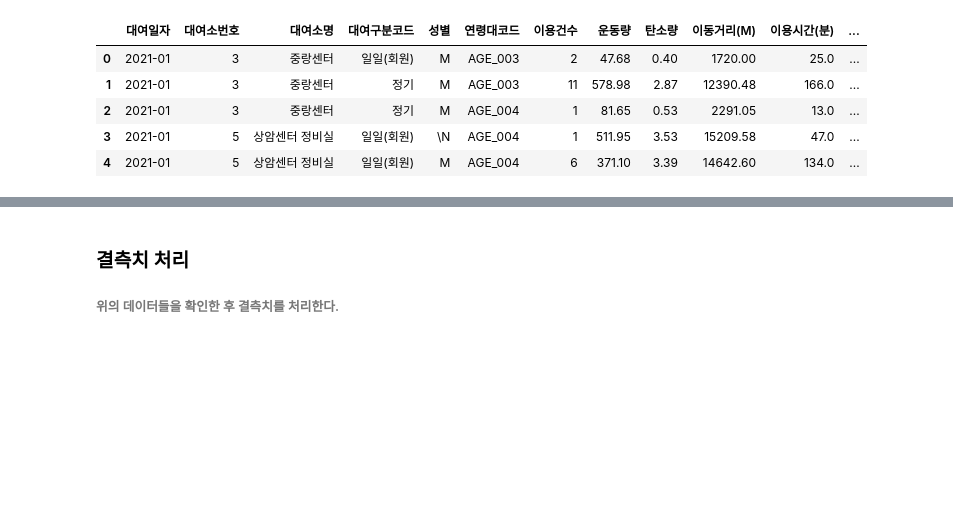
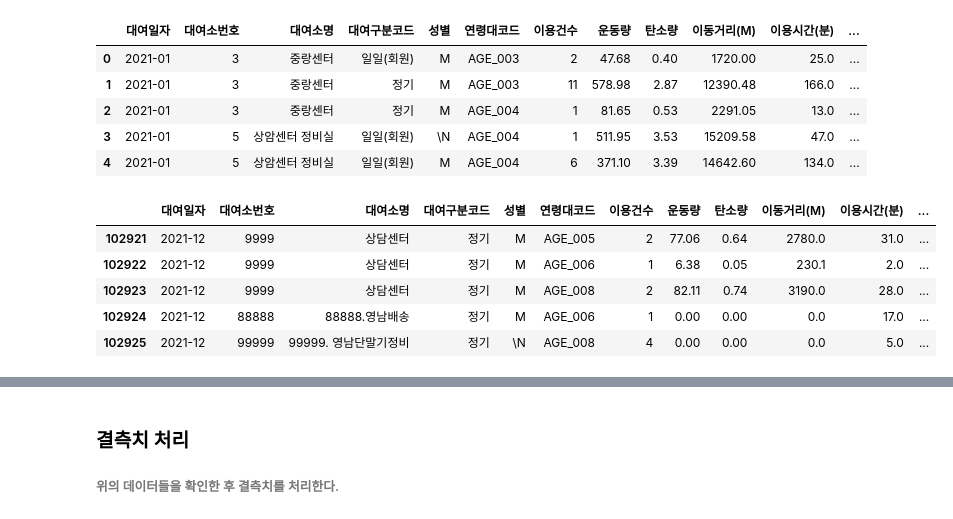
Before and after one commit to yunju727/Opensource-Project, a Jupyter notebook: main.ipynb, the cells around one changed output, grey strips where cells are left out. Saved outputs shown, nothing was run; the diff lists cells and outputs as text; code cells hidden in the pictures; blank space fills up the shorter version.

```diff
--- a/main.ipynb
+++ b/main.ipynb
@@ -43,6 +43,15 @@ df_month.head()
 | 2 | 2021-01 | 3 | 중랑센터 | 정기 | M | AGE_004 | 1 | 81.65 | 0.53 | 2291.05 | 13.0 | ... |
 | 3 | 2021-01 | 5 | 상암센터 정비실 | 일일(회원) | \N | AGE_004 | 1 | 511.95 | 3.53 | 15209.58 | 47.0 | ... |
 | 4 | 2021-01 | 5 | 상암센터 정비실 | 일일(회원) | M | AGE_004 | 6 | 371.10 | 3.39 | 14642.60 | 134.0 | ... |
+# %%
+df_month.tail()
+# %% [output]
+|  | 대여일자 | 대여소번호 | 대여소명 | 대여구분코드 | 성별 | 연령대코드 | 이용건수 | 운동량 | 탄소량 | 이동거리(M) | 이용시간(분) | ... |
+| 102921 | 2021-12 | 9999 | 상담센터 | 정기 | M | AGE_005 | 2 | 77.06 | 0.64 | 2780.0 | 31.0 | ... |
+| 102922 | 2021-12 | 9999 | 상담센터 | 정기 | M | AGE_006 | 1 | 6.38 | 0.05 | 230.1 | 2.0 | ... |
+| 102923 | 2021-12 | 9999 | 상담센터 | 정기 | M | AGE_008 | 2 | 82.11 | 0.74 | 3190.0 | 28.0 | ... |
+| 102924 | 2021-12 | 88888 | 88888.영남배송 | 정기 | M | AGE_006 | 1 | 0.00 | 0.00 | 0.0 | 17.0 | ... |
+| 102925 | 2021-12 | 99999 | 99999. 영남단말기정비 | 정기 | \N | AGE_008 | 4 | 0.00 | 0.00 | 0.0 | 5.0 | ... |
 # %%
 df_location.head(20)  #None값이 많이 존재(NaN값이 많이 존재해서 이상해서, 20개 띄웠다.)
 # %% [output]
```
Also changed, not shown: parts of 5 cells of this notebook.
